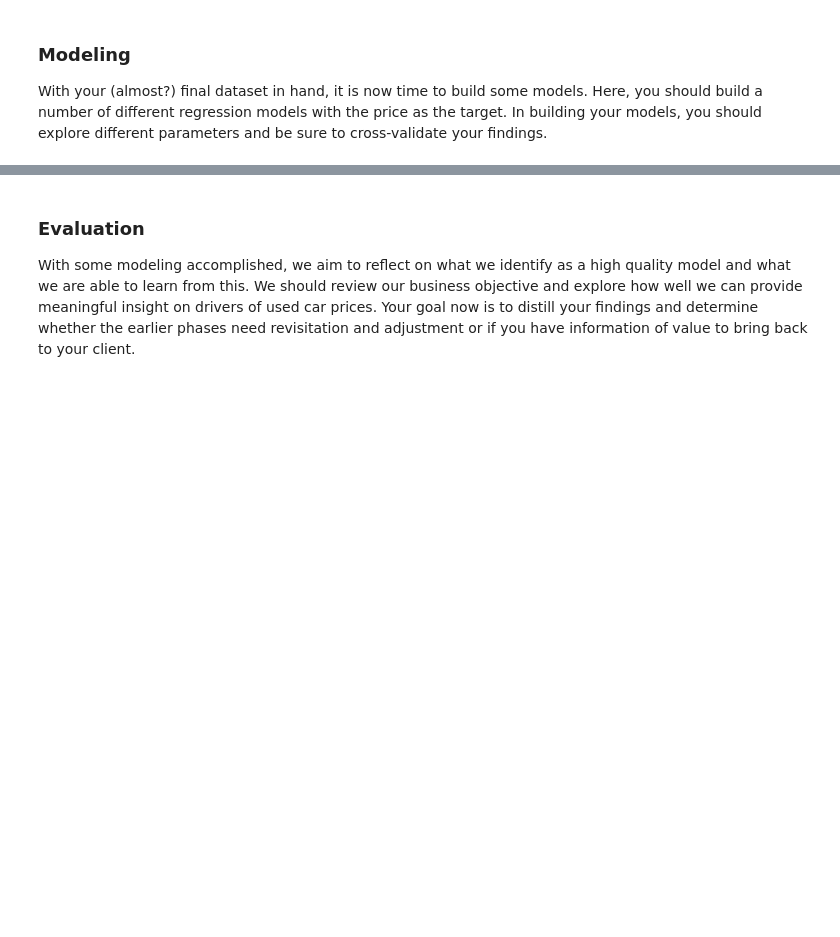
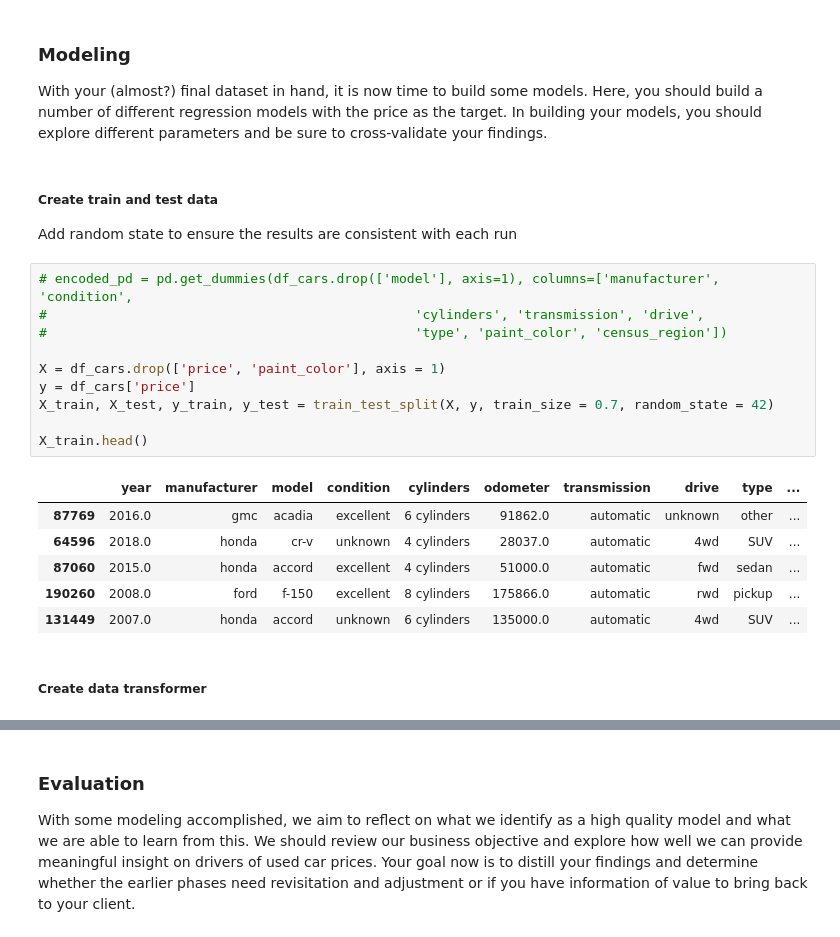
Before and after one commit to girishnath/machinelearning, a Jupyter notebook: used-car-pricing/used-car-pricing.ipynb, the cells around one changed output, grey strips where cells are left out. Drawn from its saved outputs; the diff is of its cells as text; blank space fills up the shorter version.

```diff
--- a/used-car-pricing/used-car-pricing.ipynb
+++ b/used-car-pricing/used-car-pricing.ipynb
@@ -173,3 +505,26 @@ After our initial exploration and fine tuning of the business understanding, it
 ### Modeling
 
 With your (almost?) final dataset in hand, it is now time to build some models.  Here, you should build a number of different regression models with the price as the target.  In building your models, you should explore different parameters and be sure to cross-validate your findings.
+# %% [markdown]
+##### Create train and test data
+
+Add random state to ensure the results are consistent with each run
+# %%
+# encoded_pd = pd.get_dummies(df_cars.drop(['model'], axis=1), columns=['manufacturer', 'condition',
+#                                               'cylinders', 'transmission', 'drive',
+#                                               'type', 'paint_color', 'census_region'])
+
+X = df_cars.drop(['price', 'paint_color'], axis = 1)
+y = df_cars['price']
+X_train, X_test, y_train, y_test = train_test_split(X, y, train_size = 0.7, random_state = 42)
+
+X_train.head()
+# %% [output]
+|  | year | manufacturer | model | condition | cylinders | odometer | transmission | drive | type | ... |
+| 87769 | 2016.0 | gmc | acadia | excellent | 6 cylinders | 91862.0 | automatic | unknown | other | ... |
+| 64596 | 2018.0 | honda | cr-v | unknown | 4 cylinders | 28037.0 | automatic | 4wd | SUV | ... |
+| 87060 | 2015.0 | honda | accord | excellent | 4 cylinders | 51000.0 | automatic | fwd | sedan | ... |
+| 190260 | 2008.0 | ford | f-150 | excellent | 8 cylinders | 175866.0 | automatic | rwd | pickup | ... |
+| 131449 | 2007.0 | honda | accord | unknown | 6 cylinders | 135000.0 | automatic | 4wd | SUV | ... |
+# %% [markdown]
+##### Create data transformer
```
Also changed, not shown: parts of 39 cells of this notebook, 1 other file.
